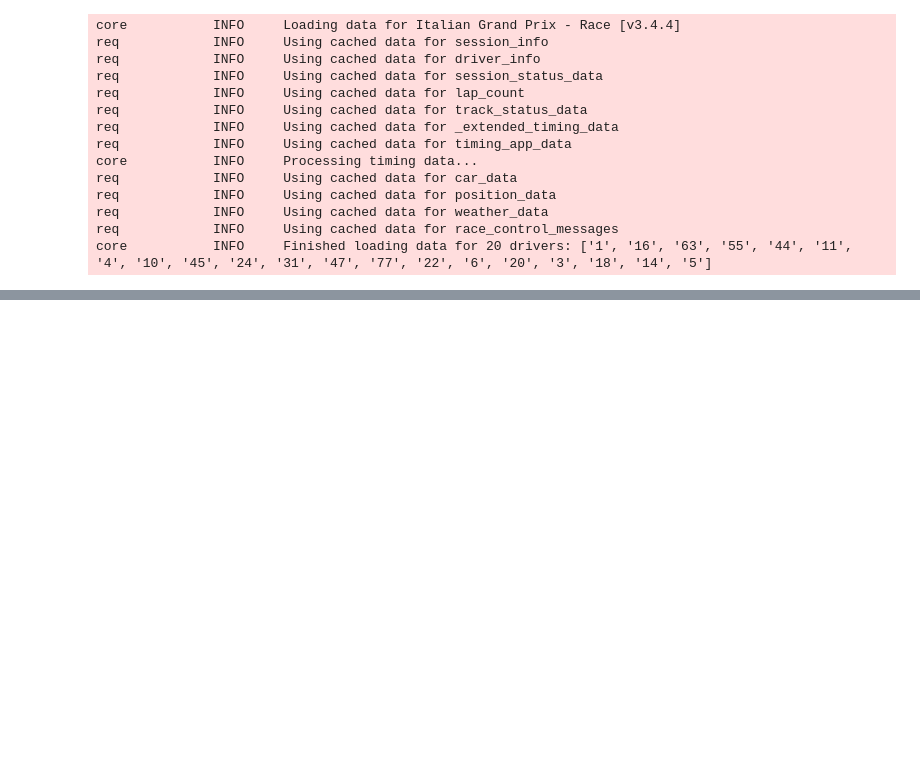
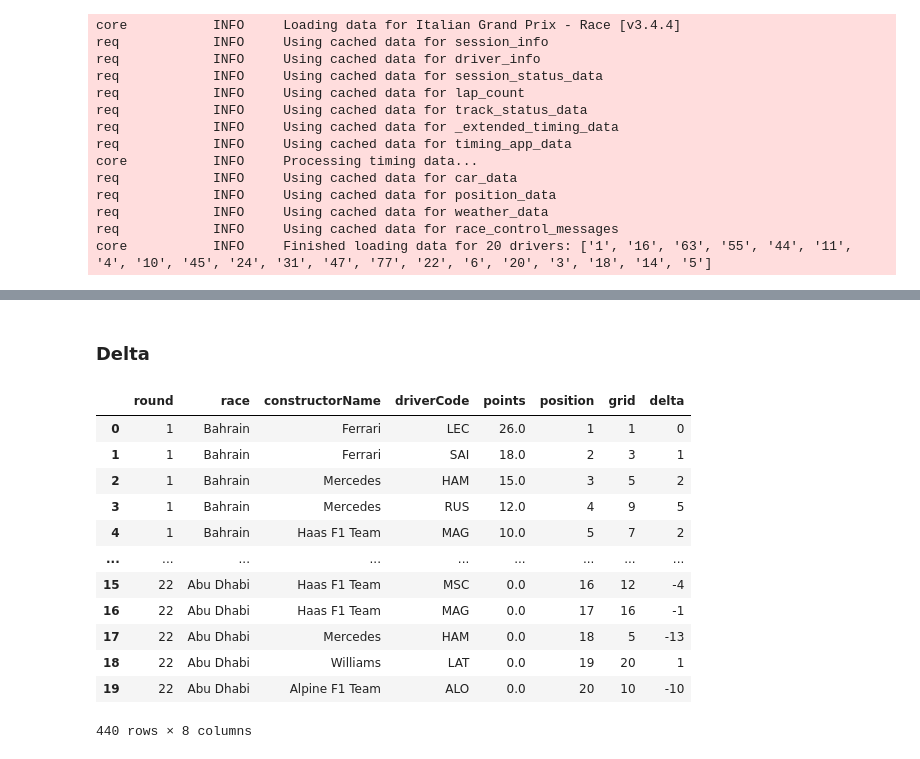
Before and after one commit to SupernovaIa/Formula-1-ML-Project, a Jupyter notebook: notebook/2024-Season.ipynb, the cells around one changed output, grey strips where cells are left out. Cells and saved outputs as stored; diff of their text form; code cells hidden in the pictures; blank space fills up the shorter version.

```diff
--- a/notebook/2024-Season.ipynb
+++ b/notebook/2024-Season.ipynb
@@ -164,0 +359,33 @@ Poner esto mejor
+# %% [markdown]
+### Delta
+# %%
+def get_results_delta(season):
+
+    """wip"""
+
+    ergast = Ergast()
+    races = ergast.get_race_schedule(season)
+
+    results = []
+
+    # For each race in the season
+    for rnd, race in races['raceName'].items():
+
+        # Get results
+        temp = ergast.get_race_results(season=season, round=rnd + 1).content[0]
+
+        # Add round number and Grand Prix name
+        temp['round'] = rnd + 1
+        temp['race'] = race.removesuffix(' Grand Prix')
+        temp = temp[['round', 'race', 'constructorName', 'driverCode', 'points', 'position', 'grid']]  # Keep useful cols.
+
+        # Add to results
+        results.append(temp)
+
+    # Append all races into a single dataframe
+    results = pd.concat(results)
+
+    # Delta
+    results['delta'] = results['grid'] - results['position']
+
+    return results
@@ -164,0 +394,16 @@ Poner esto mejor
+# %%
+df_delta
+# %% [output]
+|  | round | race | constructorName | driverCode | points | position | grid | delta |
+| 0 | 1 | Bahrain | Ferrari | LEC | 26.0 | 1 | 1 | 0 |
+| 1 | 1 | Bahrain | Ferrari | SAI | 18.0 | 2 | 3 | 1 |
+| 2 | 1 | Bahrain | Mercedes | HAM | 15.0 | 3 | 5 | 2 |
+| 3 | 1 | Bahrain | Mercedes | RUS | 12.0 | 4 | 9 | 5 |
+| 4 | 1 | Bahrain | Haas F1 Team | MAG | 10.0 | 5 | 7 | 2 |
+| ... | ... | ... | ... | ... | ... | ... | ... | ... |
+| 15 | 22 | Abu Dhabi | Haas F1 Team | MSC | 0.0 | 16 | 12 | -4 |
+| 16 | 22 | Abu Dhabi | Haas F1 Team | MAG | 0.0 | 17 | 16 | -1 |
+| 17 | 22 | Abu Dhabi | Mercedes | HAM | 0.0 | 18 | 5 | -13 |
+| 18 | 22 | Abu Dhabi | Williams | LAT | 0.0 | 19 | 20 | 1 |
+| 19 | 22 | Abu Dhabi | Alpine F1 Team | ALO | 0.0 | 20 | 10 | -10 |
+440 rows × 8 columns
```
Also changed, not shown: parts of 36 cells of this notebook.
